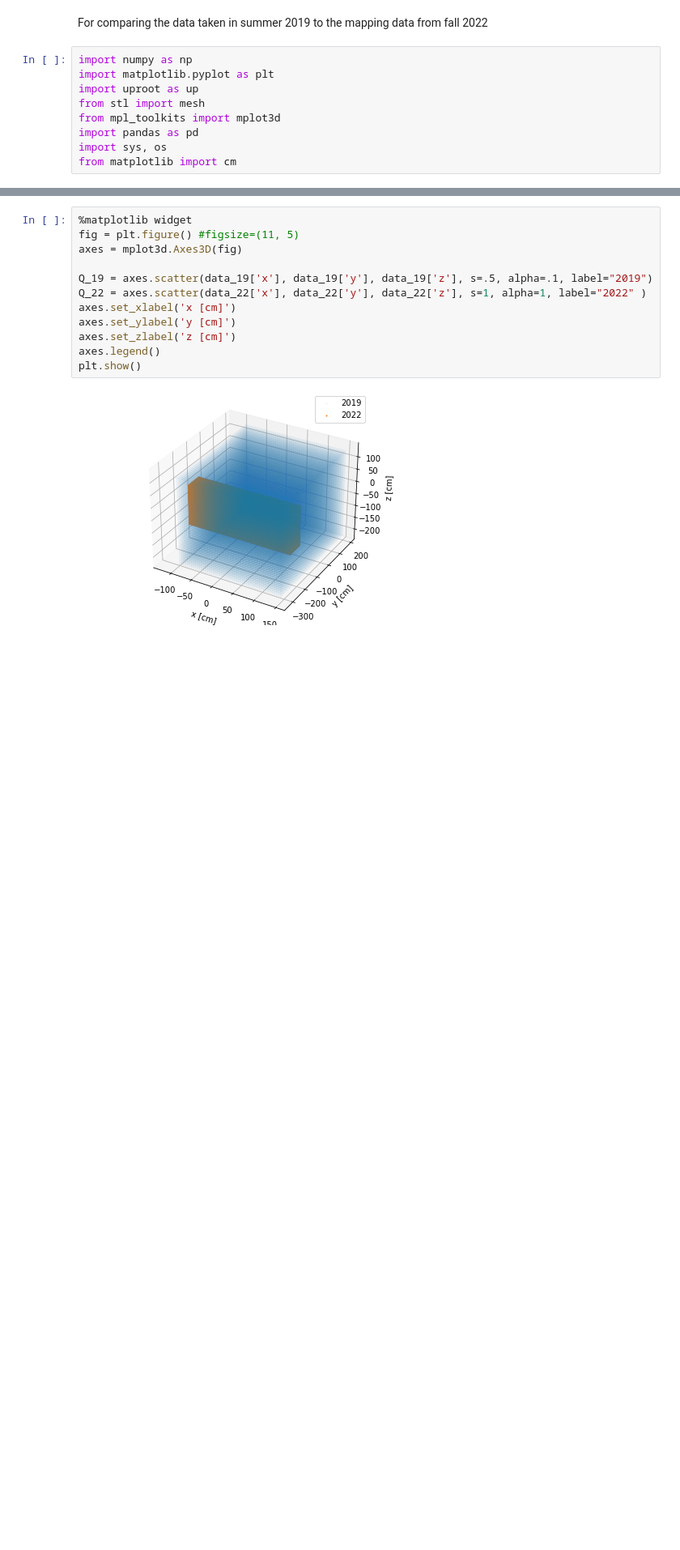
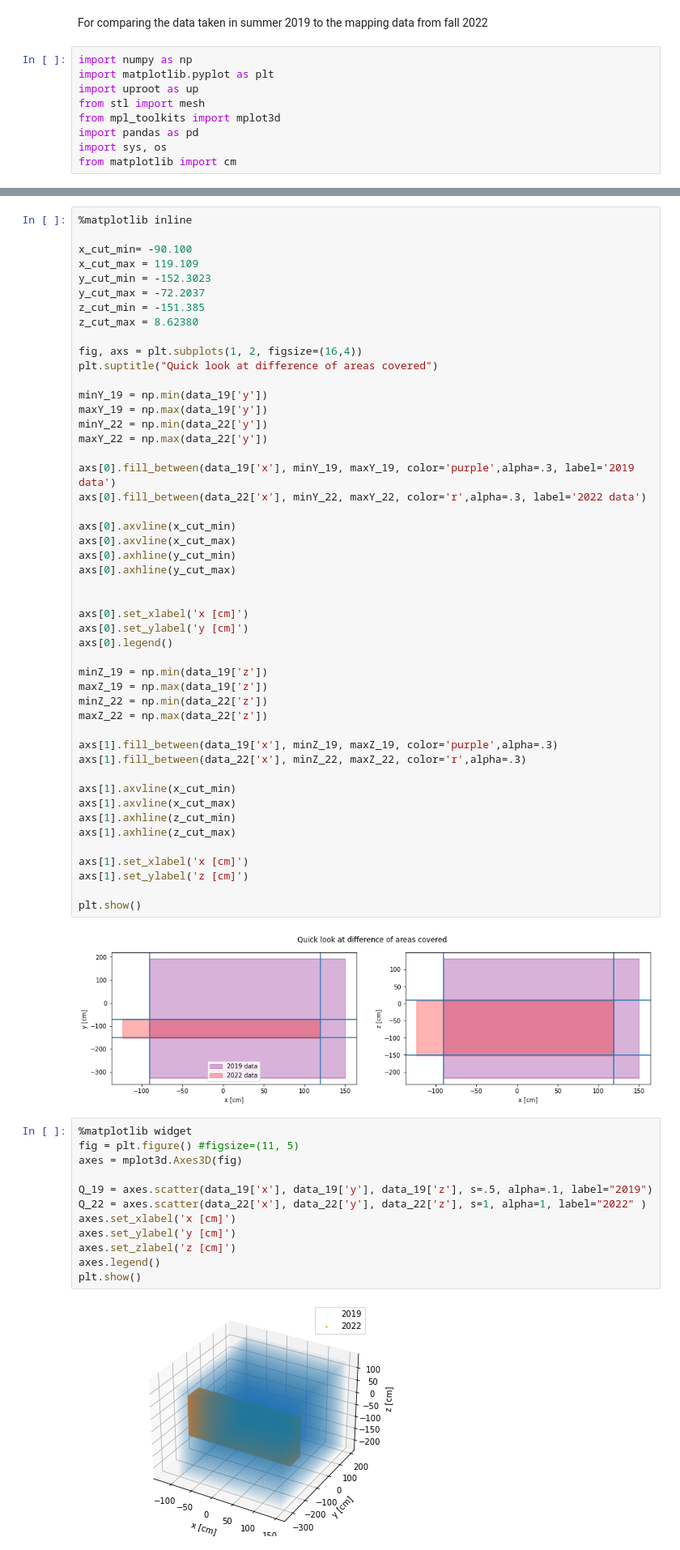
Before and after one commit to eklem1/MesonMagMapping, a Jupyter notebook: Fall_2022/ComparingMaps.ipynb, the cells around one changed output, grey strips where cells are left out. Shown at 81% size. Drawn from its saved outputs; the diff is of its cells as text; blank space fills up the shorter version.

```diff
--- a/Fall_2022/ComparingMaps.ipynb
+++ b/Fall_2022/ComparingMaps.ipynb
@@ -83,6 +46,56 @@ z        8.623800
 B_y    -28.780158
 B_z   -161.401606
 dtype: float64
+# %%
+%matplotlib inline
+
+x_cut_min= -90.100
+x_cut_max = 119.109
+y_cut_min = -152.3023
+y_cut_max = -72.2037
+z_cut_min = -151.385
+z_cut_max = 8.62380
+
+fig, axs = plt.subplots(1, 2, figsize=(16,4))
+plt.suptitle("Quick look at difference of areas covered")
+
+minY_19 = np.min(data_19['y'])
+maxY_19 = np.max(data_19['y'])
+minY_22 = np.min(data_22['y'])
+maxY_22 = np.max(data_22['y'])
+
+axs[0].fill_between(data_19['x'], minY_19, maxY_19, color='purple',alpha=.3, label='2019 data')
+axs[0].fill_between(data_22['x'], minY_22, maxY_22, color='r',alpha=.3, label='2022 data')
+
+axs[0].axvline(x_cut_min)
+axs[0].axvline(x_cut_max)
+axs[0].axhline(y_cut_min)
+axs[0].axhline(y_cut_max)
+
+
+axs[0].set_xlabel('x [cm]')
+axs[0].set_ylabel('y [cm]')
+axs[0].legend()
+
+minZ_19 = np.min(data_19['z'])
+maxZ_19 = np.max(data_19['z'])
+minZ_22 = np.min(data_22['z'])
+maxZ_22 = np.max(data_22['z'])
+
+axs[1].fill_between(data_19['x'], minZ_19, maxZ_19, color='purple',alpha=.3)
+axs[1].fill_between(data_22['x'], minZ_22, maxZ_22, color='r',alpha=.3)
+
+axs[1].axvline(x_cut_min)
+axs[1].axvline(x_cut_max)
+axs[1].axhline(z_cut_min)
+axs[1].axhline(z_cut_max)
+
+axs[1].set_xlabel('x [cm]')
+axs[1].set_ylabel('z [cm]')
+
+plt.show()
+# %% [output]
+[figure, new version]
 # %%
 %matplotlib widget
 fig = plt.figure() #figsize=(11, 5)
```
Also changed, not shown: parts of 10 cells of this notebook, 5 other files.
